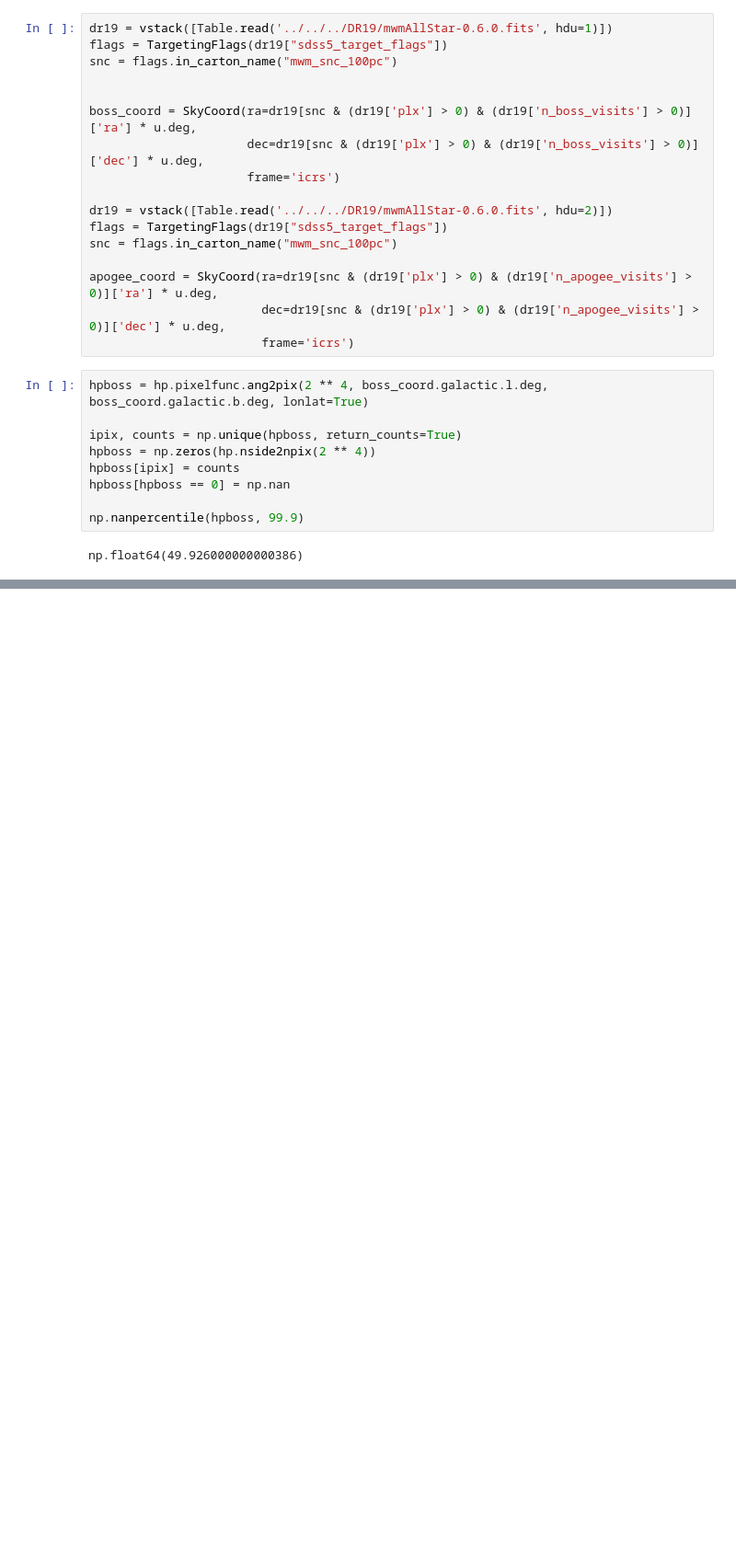
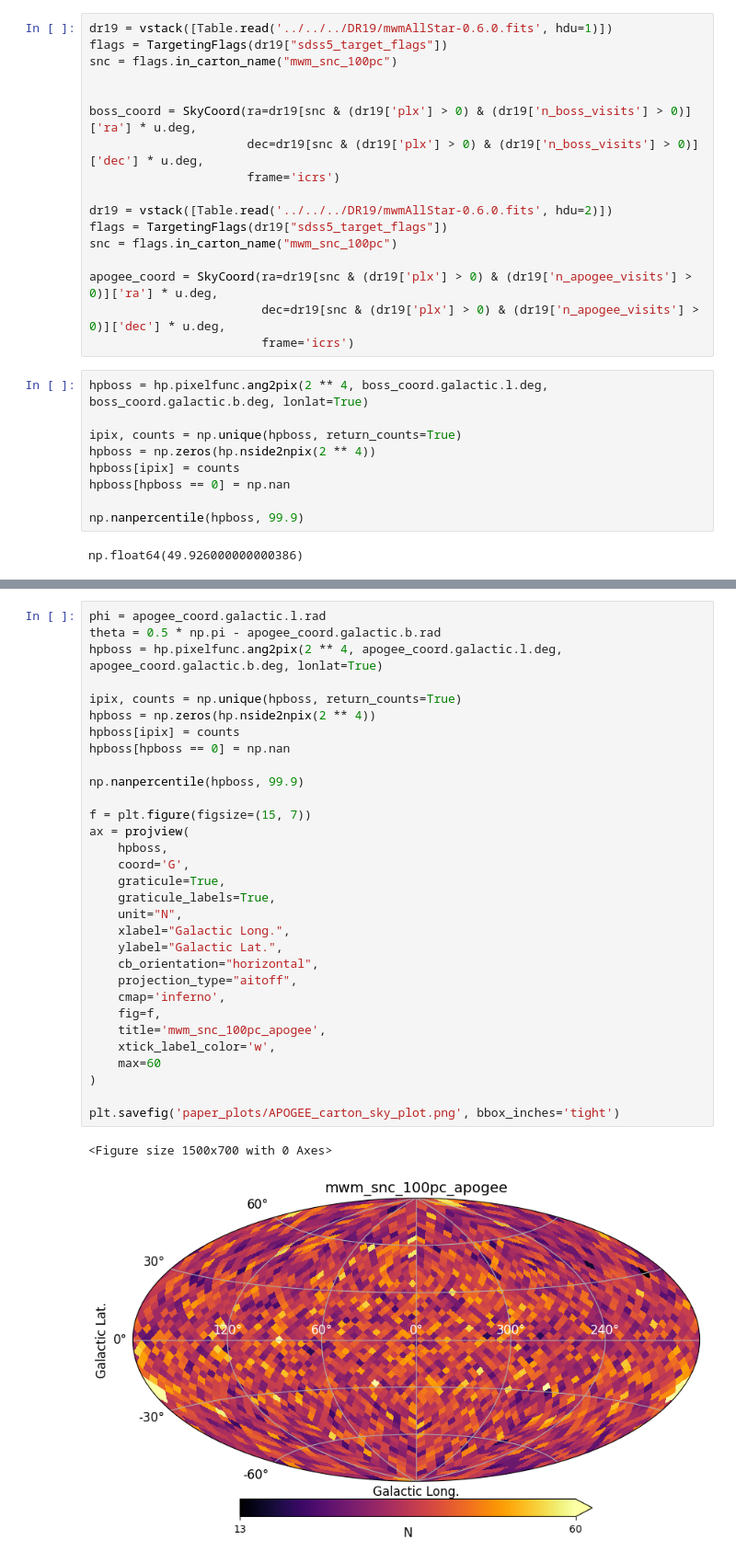
Before and after one commit to imedan/snc_sf, a Jupyter notebook: notebooks/dr19_obs.ipynb, the cells around one changed output, grey strips where cells are left out. Shown at 92% size. Saved outputs shown, nothing was run; the diff lists cells and outputs as text; blank space fills up the shorter version.

```diff
--- a/notebooks/dr19_obs.ipynb
+++ b/notebooks/dr19_obs.ipynb
@@ -127,0 +172,34 @@ plt.savefig('paper_plots/APOGEE_sky_plot.png', bbox_inches='tight')
+# %%
+phi = apogee_coord.galactic.l.rad
+theta = 0.5 * np.pi - apogee_coord.galactic.b.rad
+hpboss = hp.pixelfunc.ang2pix(2 ** 4, apogee_coord.galactic.l.deg, apogee_coord.galactic.b.deg, lonlat=True)
+
+ipix, counts = np.unique(hpboss, return_counts=True)
+hpboss = np.zeros(hp.nside2npix(2 ** 4))
+hpboss[ipix] = counts
+hpboss[hpboss == 0] = np.nan
+
+np.nanpercentile(hpboss, 99.9)
+
+f = plt.figure(figsize=(15, 7))
+ax = projview(
+    hpboss,
+    coord='G',
+    graticule=True,
+    graticule_labels=True,
+    unit="N",
+    xlabel="Galactic Long.",
+    ylabel="Galactic Lat.",
+    cb_orientation="horizontal",
+    projection_type="aitoff",
+    cmap='inferno',
+    fig=f,
+    title='mwm_snc_100pc_apogee',
+    xtick_label_color='w',
+    max=60
+)
+
+plt.savefig('paper_plots/APOGEE_carton_sky_plot.png', bbox_inches='tight')
+# %% [output]
+<Figure size 1500x700 with 0 Axes>
+[figure, added]
```
Also changed, not shown: parts of 8 cells of this notebook.
